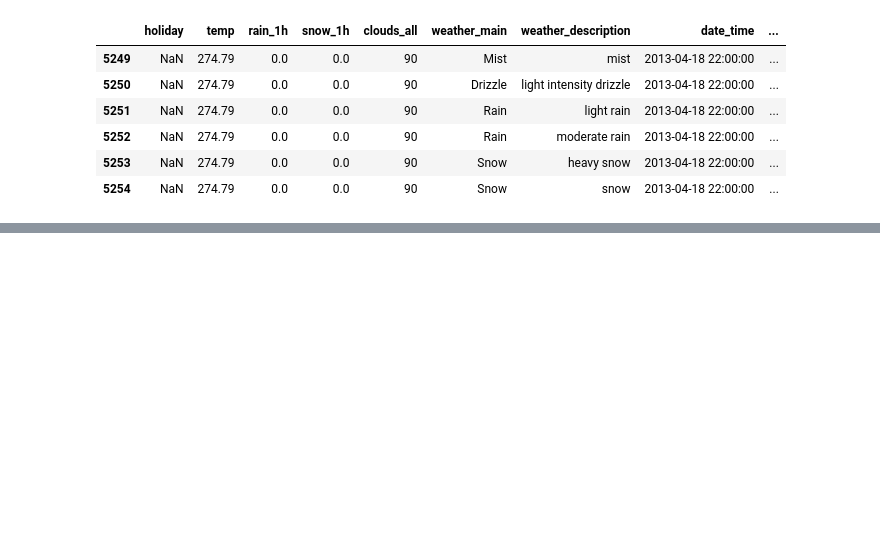
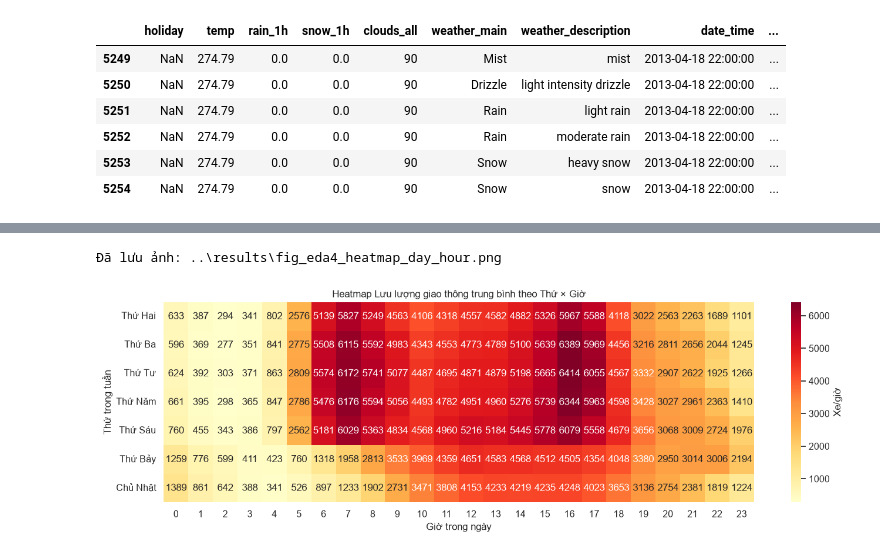
Before and after one commit to duchihi06/btl_nh-m_3, a Jupyter notebook: code/note_01.ipynb, the cells around one changed output, grey strips where cells are left out. Cells and saved outputs as stored; diff of their text form; code cells hidden in the pictures; blank space fills up the shorter version.

```diff
--- a/code/note_01.ipynb
+++ b/code/note_01.ipynb
@@ -165,0 +251,18 @@ Ví dụ mốc giờ lặp nhiều dòng nhất (2013-04-18 22:00:00 - 6 dòng):
+# %%
+# 10. Hình EDA 4: Heatmap Lưu lượng giao thông trung bình theo Thứ × Giờ (Lưu ảnh vào results/)
+TEN_THU = ["Thứ Hai", "Thứ Ba", "Thứ Tư", "Thứ Năm", "Thứ Sáu", "Thứ Bảy", "Chủ Nhật"]
+bang_nhiet = df_eda.pivot_table(index="day_of_week", columns="hour", values="traffic_volume", aggfunc="mean")
+bang_nhiet.index = TEN_THU
+
+fig, ax = plt.subplots(figsize=(14, 4.5))
+sns.heatmap(bang_nhiet, cmap="YlOrRd", annot=True, fmt=".0f", cbar_kws={"label": "Xe/giờ"}, ax=ax)
+ax.set_title("Heatmap Lưu lượng giao thông trung bình theo Thứ × Giờ")
+ax.set_xlabel("Giờ trong ngày")
+ax.set_ylabel("Thứ trong tuần")
+plt.tight_layout()
+
+luu_hinh(fig, "fig_eda4_heatmap_day_hour.png")
+plt.show()
+# %% [output]
+Đã lưu ảnh: ..\results\fig_eda4_heatmap_day_hour.png
+[figure, added]
```
Also changed, not shown: parts of 6 cells of this notebook.
